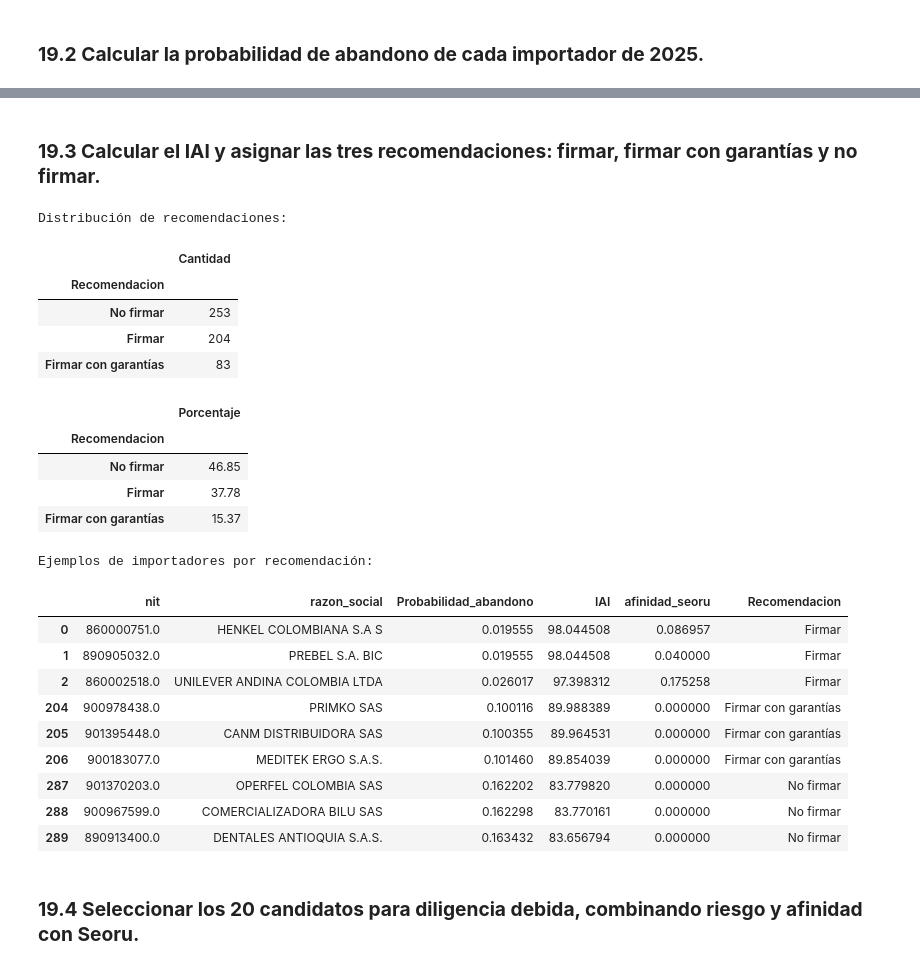
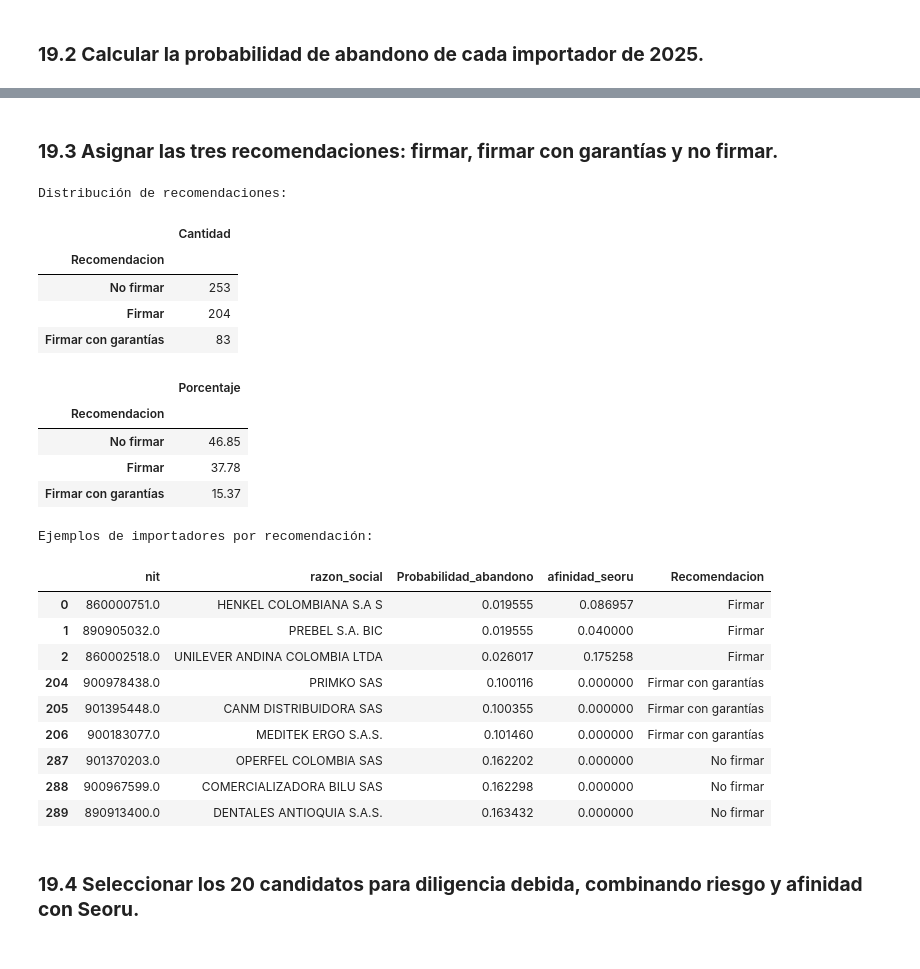
Before and after one commit to marigutierrezb/GlowUp-Radar, a Jupyter notebook: colab/GlowUp_Entrega2.ipynb, the cells around one changed output, grey strips where cells are left out. Saved outputs shown, nothing was run; the diff lists cells and outputs as text; code cells hidden in the pictures.

```diff
--- a/colab/GlowUp_Entrega2.ipynb
+++ b/colab/GlowUp_Entrega2.ipynb
@@ -1710,24 +1708,21 @@ radar_2026 = radar[
 
 radar_2026["Probabilidad_abandono"] = prob_abandono_2026
 
-# Índice de arraigo importador: probabilidad de permanencia
-radar_2026["IAI"] = 100 * (1 - radar_2026["Probabilidad_abandono"])
-
-# Ordenar de mayor a menor arraigo
+# Ordenar de menor a mayor probabilidad de abandono
 radar_2026 = radar_2026.sort_values(
-    "IAI", ascending=False
+    "Probabilidad_abandono", ascending=True
 ).reset_index(drop=True)
 
 # Revisar resultados
 print("Importadores evaluados:", len(radar_2026))
-print("\nResumen de probabilidades e IAI:")
+print("\nResumen de probabilidades y afinidad:")
 display(
     radar_2026[
-        ["Probabilidad_abandono", "IAI", "afinidad_seoru"]
+        ["Probabilidad_abandono", "afinidad_seoru"]
     ].describe().round(3)
 )
 
-print("\nPrimeros 10 importadores por IAI:")
+print("\nLos 10 importadores con menor probabilidad de abandono:")
 display(radar_2026.head(10))
 # %% [output]
 Importadores evaluados: 540
@@ -1757,5 +1752,5 @@ Primeros 10 importadores por IAI:
 # %% [markdown]
-### **19.3	Calcular el IAI y asignar las tres recomendaciones: firmar, firmar con garantías y no firmar.**
+### **19.3	Asignar las tres recomendaciones: firmar, firmar con garantías y no firmar.**
 # %%
 
 # Umbrales seleccionados mediante validación cruzada
@@ -1793,44 +1788,43 @@ distribucion = (
 )
 
 display(distribucion)
 
 # Mostrar ejemplos de cada recomendación
 print("Ejemplos de importadores por recomendación:")
 display(
     radar_2026.groupby("Recomendacion").head(3)[
         [
             "nit",
             "razon_social",
             "Probabilidad_abandono",
-            "IAI",
             "afinidad_seoru",
             "Recomendacion"
         ]
     ]
 )
 # %% [output]
 Distribución de recomendaciones:
 |  | Cantidad |
 | Recomendacion |  |
 | No firmar | 253 |
 | Firmar | 204 |
 | Firmar con garantías | 83 |
 |  | Porcentaje |
 | Recomendacion |  |
 | No firmar | 46.85 |
 | Firmar | 37.78 |
 | Firmar con garantías | 15.37 |
 Ejemplos de importadores por recomendación:
-|  | nit | razon_social | Probabilidad_abandono | IAI | afinidad_seoru | Recomendacion |
-| 0 | 860000751.0 | HENKEL COLOMBIANA S.A S | 0.019555 | 98.044508 | 0.086957 | Firmar |
-| 1 | 890905032.0 | PREBEL S.A. BIC | 0.019555 | 98.044508 | 0.040000 | Firmar |
-| 2 | 860002518.0 | UNILEVER ANDINA COLOMBIA LTDA | 0.026017 | 97.398312 | 0.175258 | Firmar |
-| 204 | 900978438.0 | PRIMKO SAS | 0.100116 | 89.988389 | 0.000000 | Firmar con garantías |
-| 205 | 901395448.0 | CANM DISTRIBUIDORA SAS | 0.100355 | 89.964531 | 0.000000 | Firmar con garantías |
-| 206 | 900183077.0 | MEDITEK ERGO S.A.S. | 0.101460 | 89.854039 | 0.000000 | Firmar con garantías |
-| 287 | 901370203.0 | OPERFEL COLOMBIA SAS | 0.162202 | 83.779820 | 0.000000 | No firmar |
-| 288 | 900967599.0 | COMERCIALIZADORA BILU SAS | 0.162298 | 83.770161 | 0.000000 | No firmar |
-| 289 | 890913400.0 | DENTALES ANTIOQUIA S.A.S. | 0.163432 | 83.656794 | 0.000000 | No firmar |
+|  | nit | razon_social | Probabilidad_abandono | afinidad_seoru | Recomendacion |
+| 0 | 860000751.0 | HENKEL COLOMBIANA S.A S | 0.019555 | 0.086957 | Firmar |
+| 1 | 890905032.0 | PREBEL S.A. BIC | 0.019555 | 0.040000 | Firmar |
+| 2 | 860002518.0 | UNILEVER ANDINA COLOMBIA LTDA | 0.026017 | 0.175258 | Firmar |
+| 204 | 900978438.0 | PRIMKO SAS | 0.100116 | 0.000000 | Firmar con garantías |
+| 205 | 901395448.0 | CANM DISTRIBUIDORA SAS | 0.100355 | 0.000000 | Firmar con garantías |
+| 206 | 900183077.0 | MEDITEK ERGO S.A.S. | 0.101460 | 0.000000 | Firmar con garantías |
+| 287 | 901370203.0 | OPERFEL COLOMBIA SAS | 0.162202 | 0.000000 | No firmar |
+| 288 | 900967599.0 | COMERCIALIZADORA BILU SAS | 0.162298 | 0.000000 | No firmar |
+| 289 | 890913400.0 | DENTALES ANTIOQUIA S.A.S. | 0.163432 | 0.000000 | No firmar |
 # %% [markdown]
 ### **19.4	Seleccionar los 20 candidatos para diligencia debida, combinando riesgo y afinidad con Seoru.**
 # %%
```
Also changed, not shown: parts of 51 cells of this notebook.
